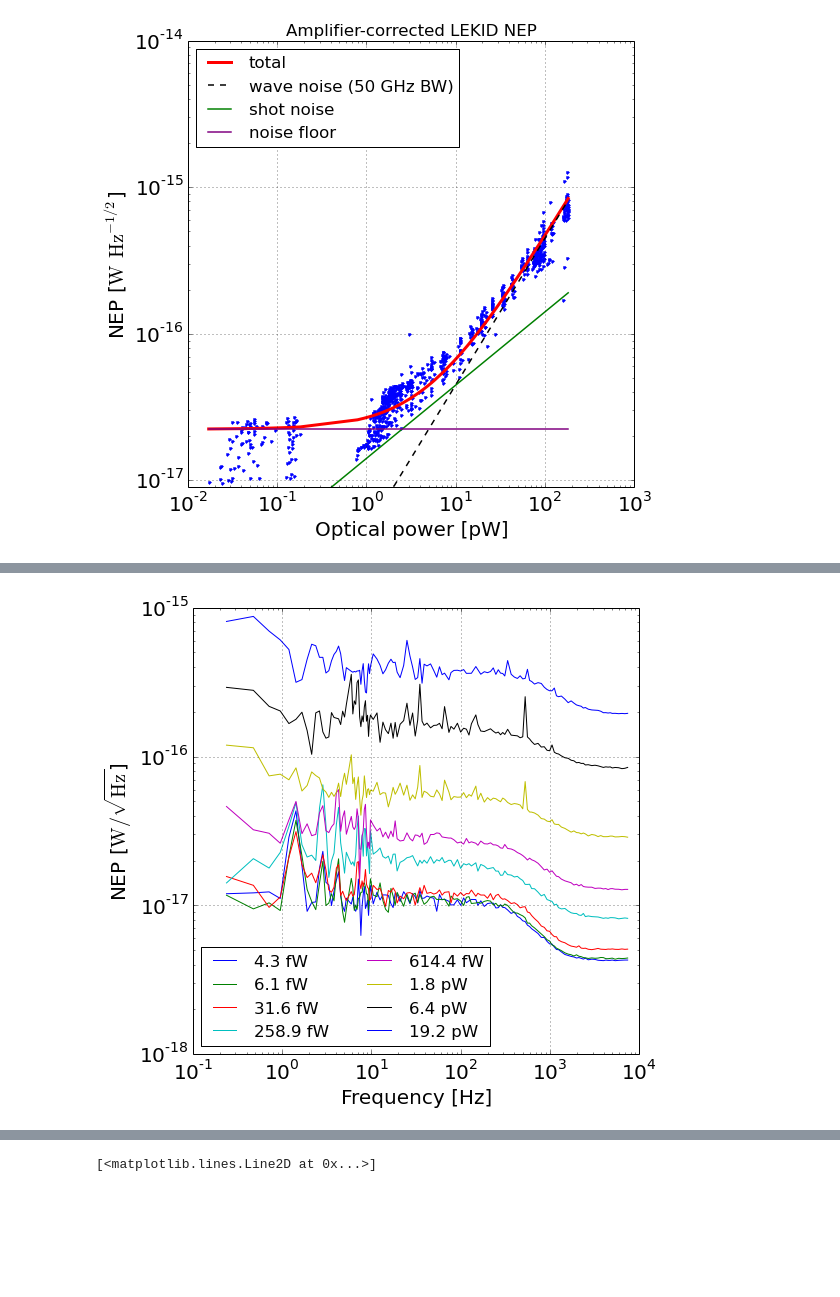
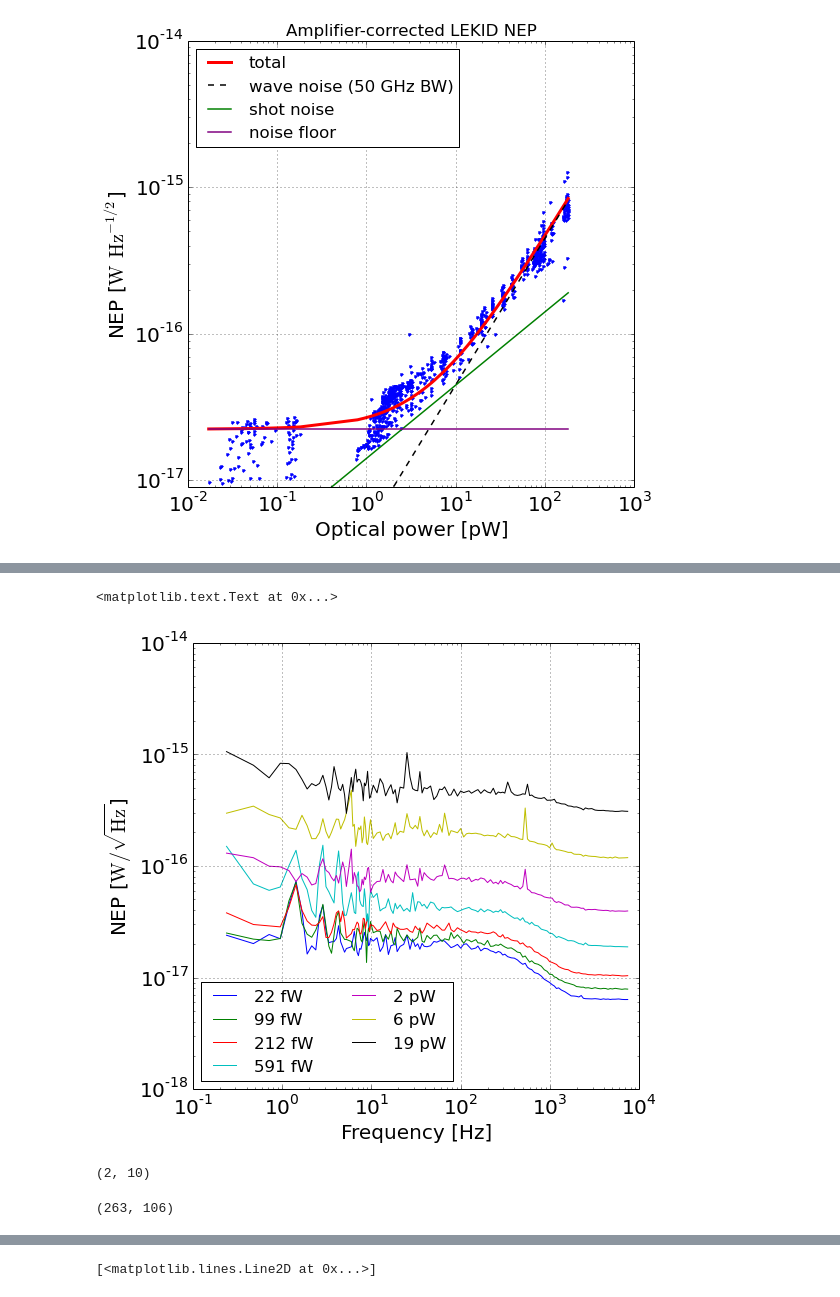
Before and after one commit to gitj/notebooks, a Jupyter notebook: 2014-11-04-mmw-nep-all.ipynb, the cells around one changed output, grey strips where cells are left out. Cells and saved outputs as stored; diff of their text form; code cells hidden in the pictures; blank space fills up the shorter version.

```diff
--- a/2014-11-04-mmw-nep-all.ipynb
+++ b/2014-11-04-mmw-nep-all.ipynb
@@ -348,7 +348,7 @@ savefig('/home/gjones/2014-10-22-LEKID-NEP-amp-corrected.pdf')
 [figure]
 # %%
 figure(figsize=(8,8))
-group = dfr2[dfr2.resonator_id==1]
+group = dfr2[(dfr2.resonator_id==1) & (dfr2.timestream_modulation_duty_cycle==1)]
 group = group.sort(['noise_on_reconstructed_power'])
 group['round_log_power'] = np.round(np.log10(group.noise_on_reconstructed_power)*2)/2
 masklist = [23,24,69,79]
@@ -373,5 +373,5 @@ xlim(0.1,100e3)
 legend(loc='upper right')
 xlabel('Frequency [Hz]')
 ylabel('NEP [$\mathrm{W}/\sqrt{\mathrm{Hz}}$]')
-savefig('/home/gjones/paper_plots/NEP_spectrum.pdf',bbox_inches='tight')
+#savefig('/home/gjones/paper_plots/NEP_spectrum.pdf',bbox_inches='tight')
 # %% [output]
@@ -379,31 +380,42 @@ savefig('/home/gjones/paper_plots/NEP_spectrum.pdf',bbox_inches='tight')
 # %%
 figure(figsize=(8,8))
-group = dfr2[dfr2.resonator_id==1]
-group = group.sort(['noise_on_reconstructed_power'])
-group['round_log_power'] = np.round(np.log10(group.noise_on_reconstructed_power)*2)/2
+group = dfr2[(dfr2.resonator_id==4) & (dfr2.timestream_modulation_duty_cycle==0) & (dfr2.reconstructed_power < 50e-6)]
+group = group.sort(['reconstructed_power'])
+group['round_log_power'] = np.round(np.log10(group.reconstructed_power)*2)/2
 masklist = [23,24,69,79]
 for name,subgroup in group.groupby(group.round_log_power):
     for k in range(len(subgroup))[:1]:
-        power = (1e6*subgroup.noise_on_reconstructed_power.iat[k])
+        power = (1e6*subgroup.reconstructed_power.iat[k])
         if power > 1:
-            label = '%.1f pW' % power
+            label = '%.0f pW' % power
         else:
-            label = '%.1f fW' % (power*1000)
+            label = '%.0f fW' % (power*1000)
         x = subgroup.pca_freq.iat[k]
         y = np.sqrt((subgroup.dpdf.iat[k]*1e-6)**2 * (subgroup.pca_eigvals.iat[k][1,:])
                                                 *(1+0*(subgroup.pca_freq.iat[k]/560)**2)**2)
         x = np.delete(x,masklist)
         y = np.delete(y,masklist)
         #x = np.arange(len(x))+1
+        np.savetxt(('/home/gjones/paper_plots/noise_spectrum_%s.txt' % (label.replace(' ','_'))),
+                    np.vstack((x,y)).T)
         loglog(x,y,label=label)
         #loglog(subgroup.pca_freq.iat[k],1e-9*subgroup.dpdf.iat[k]*1e-6/(1+(subgroup.pca_freq.iat[k]/560)**2)+4e-18)
-ylim(1e-18,1e-15)
+#ylim(1e-18,1e-15)
 #xlim(0,10)
 xlim(0.1,10e3)
 legend(loc='lower left',ncol=2)
 xlabel('Frequency [Hz]')
 grid()
 ylabel('NEP [$\mathrm{W}/\sqrt{\mathrm{Hz}}$]')
-savefig('/home/gjones/paper_plots/NEP_spectrum_with_rolloff.pdf',bbox_inches='tight')
+#savefig('/home/gjones/paper_plots/NEP_spectrum_with_rolloff.pdf',bbox_inches='tight')
 # %% [output]
+<matplotlib.text.Text at 0x...>
-[figure, old version]
+[figure, new version]
+# %%
+np.vstack((np.arange(10),np.arange(10))).shape
+# %% [output]
+(2, 10)
+# %%
+group.shape
+# %% [output]
+(263, 106)
```
Also changed, not shown: parts of 2 cells of this notebook.
